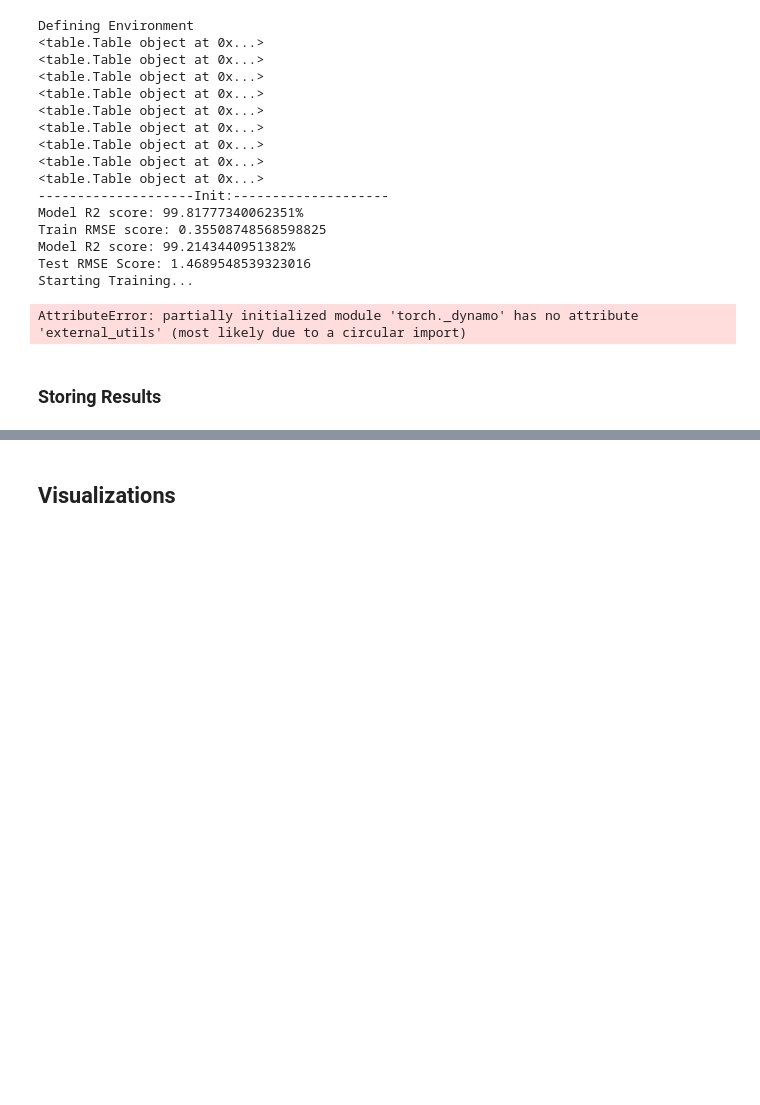
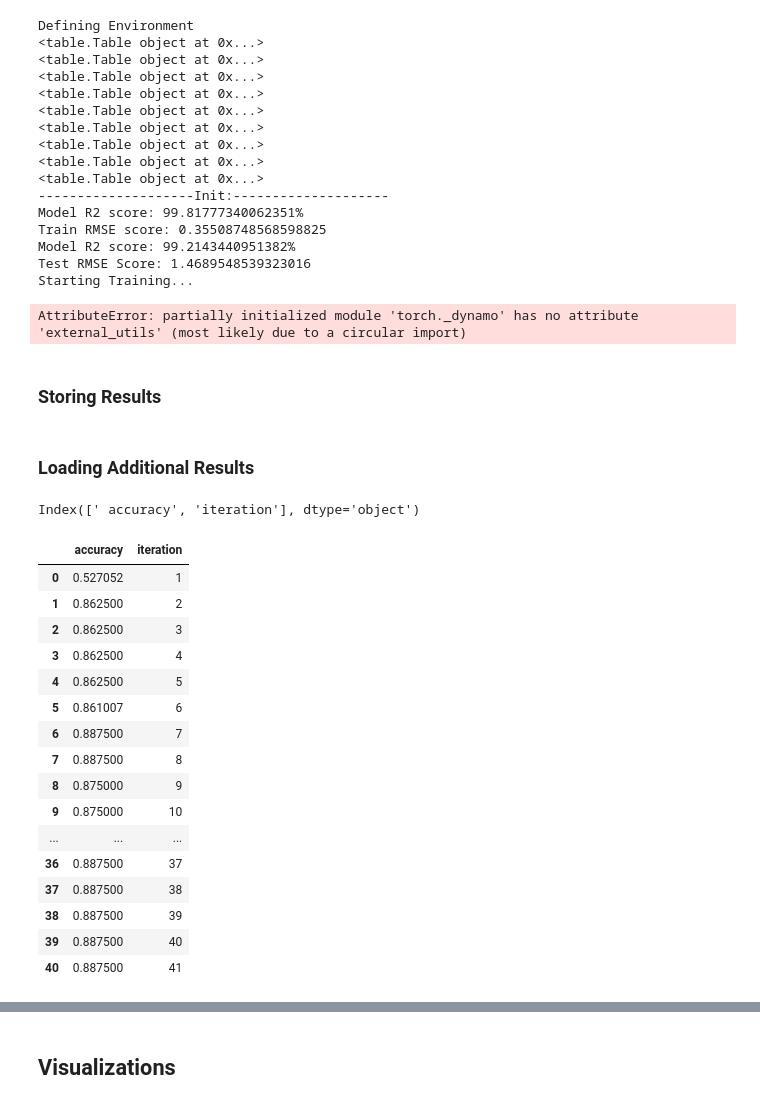
Before and after one commit to adeldelvalle/FA_RL_Sketches, a Jupyter notebook: make_vis.ipynb, the cells around one changed output, grey strips where cells are left out. Drawn from its saved outputs; the diff is of its cells as text; code cells hidden in the pictures; blank space fills up the shorter version.

```diff
--- a/make_vis.ipynb
+++ b/make_vis.ipynb
@@ -227,3 +227,29 @@ AttributeError: partially initialized module 'torch._dynamo' has no attribute 'e
 # %%
 res = pd.DataFrame(auto_result, columns=["RMSE", "Benefit", "Time", "Epsilon", "Features"])
 res
+# %% [markdown]
+### Loading Additional Results
+# %%
+data_df = pd.read_csv("information_rl.csv").drop("iteration", axis=1)
+data_df["iteration"] = [i+1 for i in range(len(data_df.index))]
+print(data_df.columns)
+data_df
+# %% [output]
+Index([' accuracy', 'iteration'], dtype='object')
+|  | accuracy | iteration |
+| 0 | 0.527052 | 1 |
+| 1 | 0.862500 | 2 |
+| 2 | 0.862500 | 3 |
+| 3 | 0.862500 | 4 |
+| 4 | 0.862500 | 5 |
+| 5 | 0.861007 | 6 |
+| 6 | 0.887500 | 7 |
+| 7 | 0.887500 | 8 |
+| 8 | 0.875000 | 9 |
+| 9 | 0.875000 | 10 |
+| ... | ... | ... |
+| 36 | 0.887500 | 37 |
+| 37 | 0.887500 | 38 |
+| 38 | 0.887500 | 39 |
+| 39 | 0.887500 | 40 |
+| 40 | 0.887500 | 41 |
```
Also changed, not shown: parts of 3 cells of this notebook, 2 other files.
